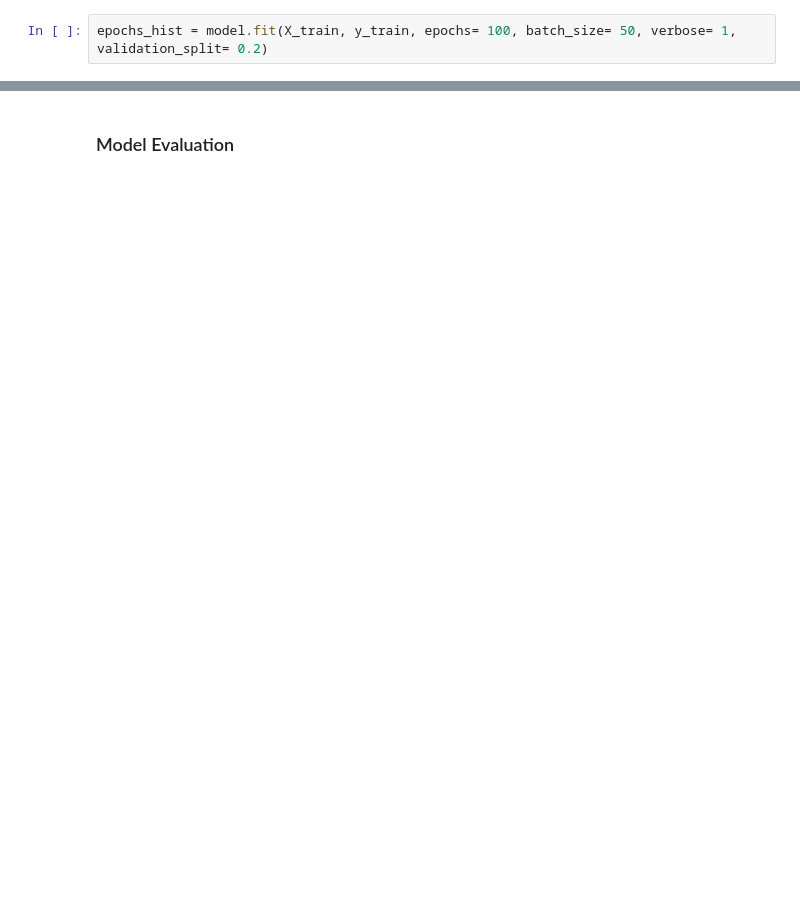
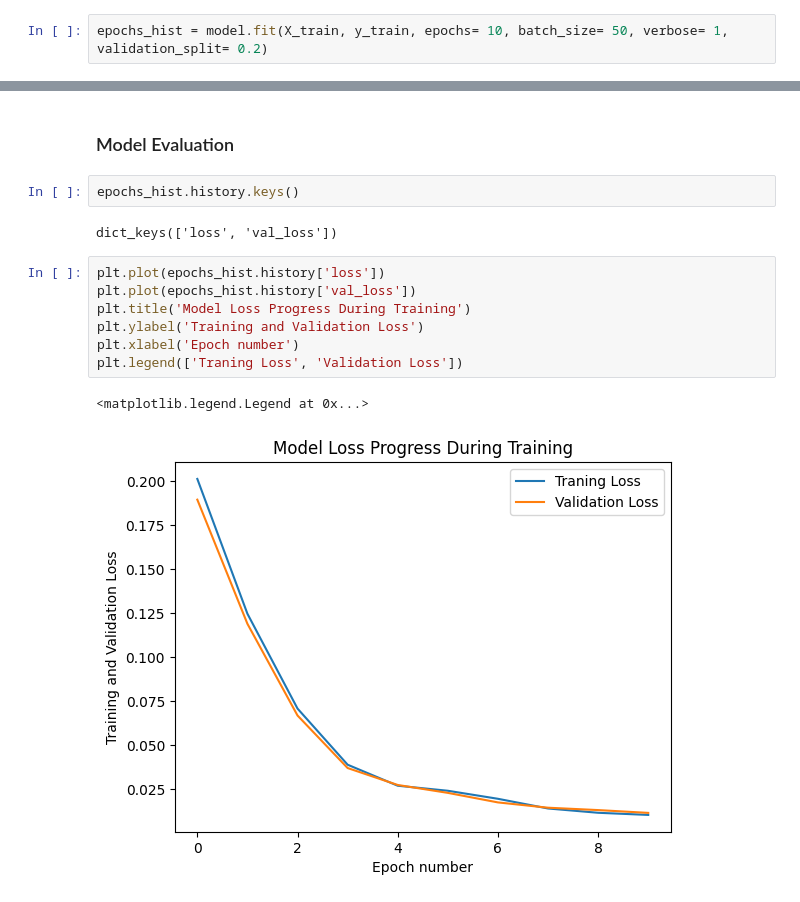
Before and after one commit to emmanuelepp/car-sales-prediction, a Jupyter notebook: car-sales-prediction.ipynb, the cells around one changed output, grey strips where cells are left out. Cells and saved outputs as stored; diff of their text form; blank space fills up the shorter version.

```diff
--- a/car-sales-prediction.ipynb
+++ b/car-sales-prediction.ipynb
@@ -119,4 +100,4 @@ _________________________________________________________________
 # %%
 model.compile(optimizer='adam', loss= 'mean_squared_error' )
 # %%
-epochs_hist = model.fit(X_train, y_train, epochs= 100, batch_size= 50, verbose= 1, validation_split= 0.2)
+epochs_hist = model.fit(X_train, y_train, epochs= 10, batch_size= 50, verbose= 1, validation_split= 0.2)
@@ -123,2 +125,16 @@ epochs_hist = model.fit(X_train, y_train, epochs= 100, batch_size= 50, verbose=
 # %% [markdown]
 ### Model Evaluation
+# %%
+epochs_hist.history.keys()
+# %% [output]
+dict_keys(['loss', 'val_loss'])
+# %%
+plt.plot(epochs_hist.history['loss'])
+plt.plot(epochs_hist.history['val_loss'])
+plt.title('Model Loss Progress During Training')
+plt.ylabel('Training and Validation Loss')
+plt.xlabel('Epoch number')
+plt.legend(['Traning Loss', 'Validation Loss'])
+# %% [output]
+<matplotlib.legend.Legend at 0x...>
+[figure, added]
```
Also changed, not shown: parts of 9 cells of this notebook, 1 other file.
